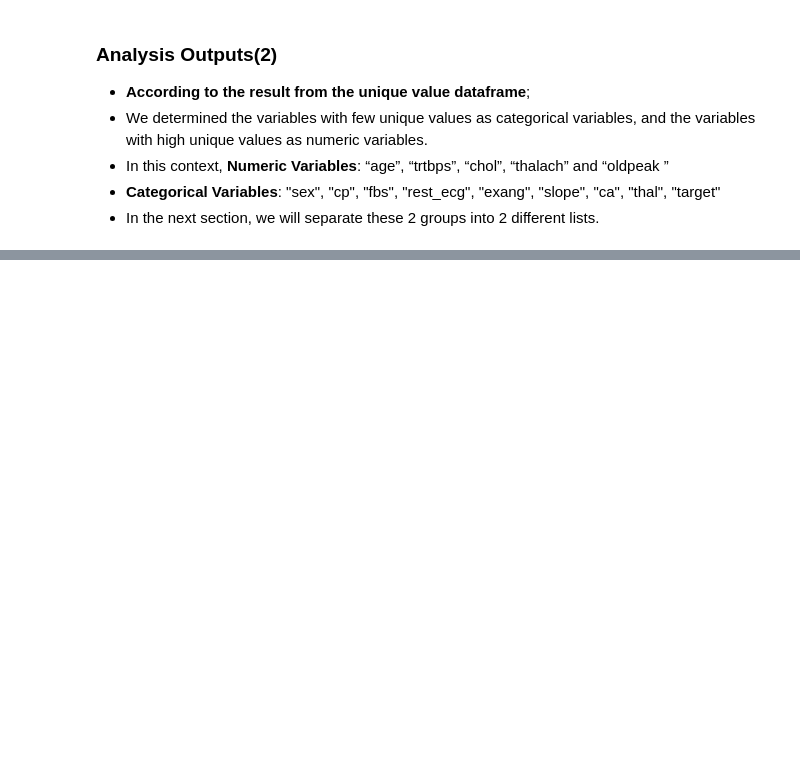
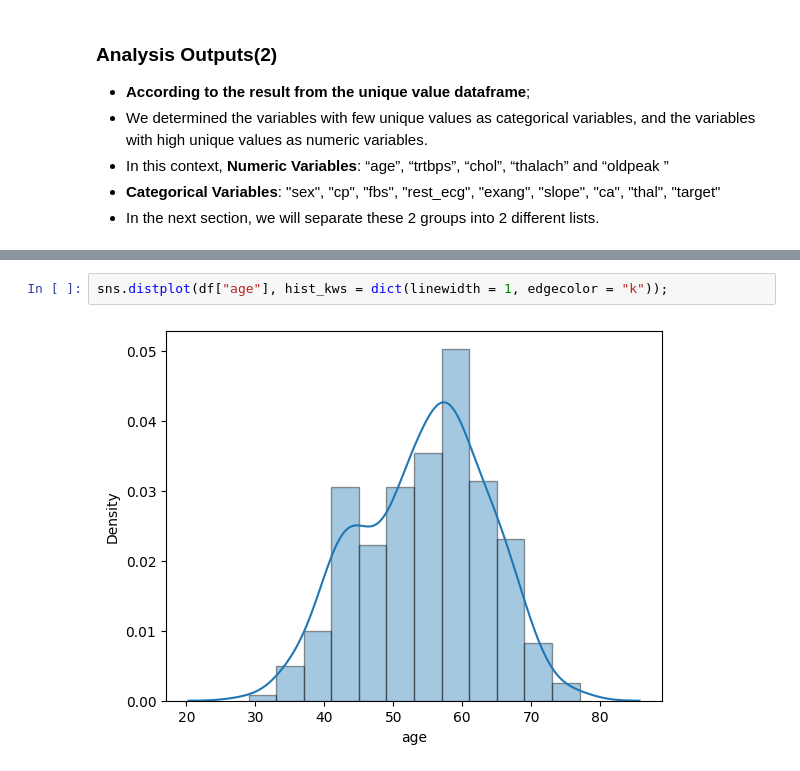
Before and after one commit to dekapd99/Kaggle-EDA-Heart-Attack-Prediction, a Jupyter notebook: Kaggle-EDA-Heart-Attack-Prediction.ipynb, the cells around one changed output, grey strips where cells are left out. Saved outputs shown, nothing was run; the diff lists cells and outputs as text; blank space fills up the shorter version.

```diff
--- a/Kaggle-EDA-Heart-Attack-Prediction.ipynb
+++ b/Kaggle-EDA-Heart-Attack-Prediction.ipynb
@@ -196,0 +229,4 @@ pd.DataFrame(unique_number, index = df.columns, columns = ["Total Unique Value"]
+# %%
+sns.distplot(df["age"], hist_kws = dict(linewidth = 1, edgecolor = "k"));
+# %% [output]
+[figure, added]
```
Also changed, not shown: parts of 14 cells of this notebook.
